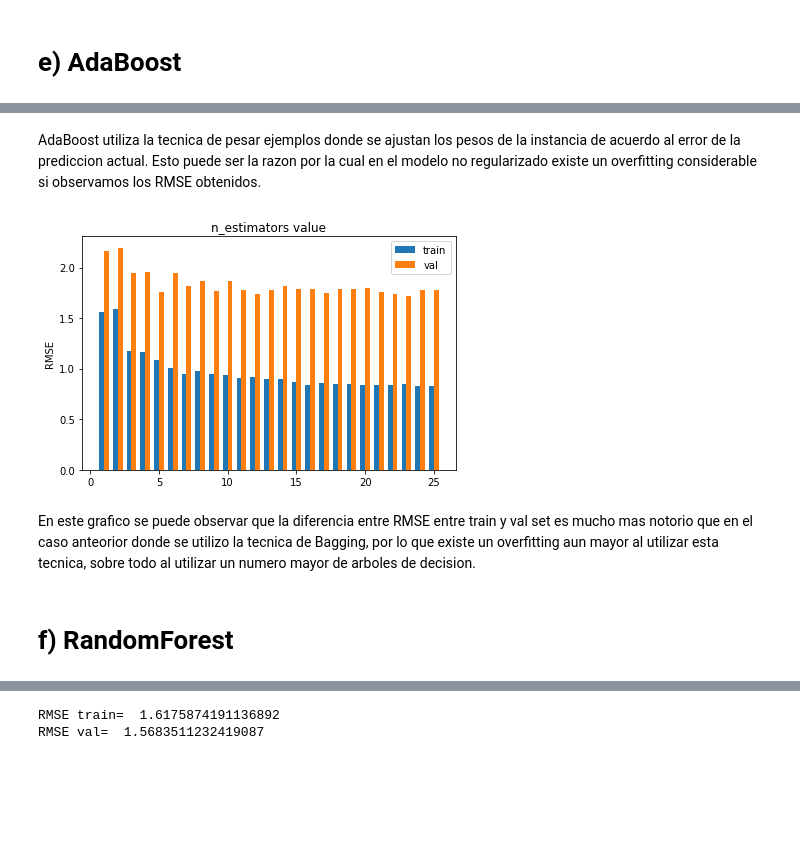
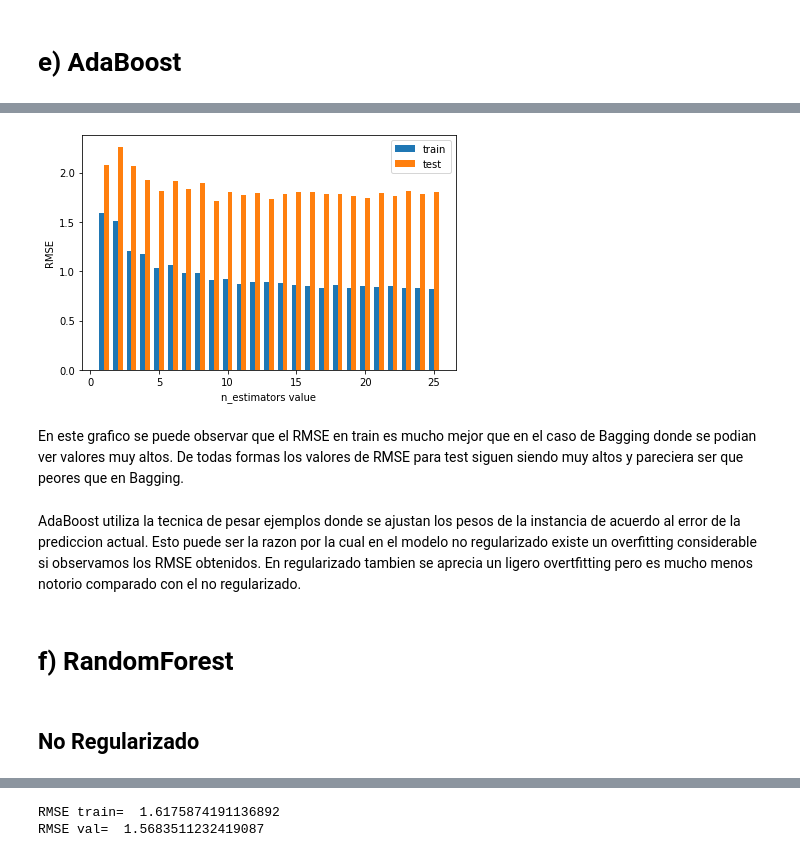
Before and after one commit to chrisgcs/TareaFinalML, a Jupyter notebook: Desarrollo.ipynb, the cells around one changed output, grey strips where cells are left out. Saved outputs shown, nothing was run; the diff lists cells and outputs as text; code cells hidden in the pictures; blank space fills up the shorter version.

```diff
--- a/Desarrollo.ipynb
+++ b/Desarrollo.ipynb
@@ -395,2 +430,29 @@ RMSE val=  1.7918482505061388
+# %%
+train=[]
+test=[]
+for i in range(25):
+    model_r = AdaBoostRegressor(base_estimator=Tree(max_depth = 25, min_samples_split = 20), n_estimators = i+1)
+    model_r.fit(X_train, y_train)
+    y_train_hat = model_r.predict(X_train)
+    y_val_hat = model_r.predict(X_val)
+    train.append(RMSE(y_train,y_train_hat))
+    test.append(RMSE(y_val,y_val_hat))
+
+fig, ax = plt.subplots()
+
+rects1 = ax.bar(np.arange(1,26) - 0.35/2, train, 0.35, label='train')
+rects2 = ax.bar(np.arange(1,26) + 0.35/2, test, 0.35, label='test')
+ax.legend()
+ax.set_ylabel('RMSE')
+ax.set_xlabel('n_estimators value')
+ax.legend()
+
+
+fig.tight_layout()
+plt.show()
+# %% [output]
+[figure, added]
+# %% [markdown]
+En este grafico se puede observar que el RMSE en train es mucho mejor que en el caso de Bagging donde se podian ver valores muy altos. De todas formas los valores de RMSE para test siguen siendo muy altos y pareciera ser que peores que en Bagging.
 # %% [markdown]
-AdaBoost utiliza la tecnica de pesar ejemplos donde se ajustan los pesos de la instancia de acuerdo al error de la prediccion actual. Esto puede ser la razon por la cual en el modelo no regularizado existe un overfitting considerable si observamos los RMSE obtenidos.
+AdaBoost utiliza la tecnica de pesar ejemplos donde se ajustan los pesos de la instancia de acuerdo al error de la prediccion actual. Esto puede ser la razon por la cual en el modelo no regularizado existe un overfitting considerable si observamos los RMSE obtenidos. En regularizado tambien se aprecia un ligero overtfitting pero es mucho menos notorio comparado con el no regularizado.
@@ -407,22 +459,7 @@ for i in range(25):
-# %%
-fig, ax = plt.subplots()
-
-rects1 = ax.bar(np.arange(1,26) - 0.35/2, rmse_tr_list, 0.35, label='train')
-rects2 = ax.bar(np.arange(1,26) + 0.35/2, rmse_te_list, 0.35, label='val')
-ax.legend()
-ax.set_ylabel('RMSE')
-ax.set_title('n_estimators value')
-ax.legend()
-
-
-fig.tight_layout()
-plt.show()
-# %% [output]
-[figure, removed]
-# %% [markdown]
-En este grafico se puede observar que la diferencia entre RMSE entre train y val set es mucho mas notorio que en el caso anteorior donde se utilizo la tecnica de Bagging, por lo que existe un overfitting aun mayor al utilizar esta tecnica, sobre todo al utilizar un numero mayor de arboles de decision.
 # %% [markdown]
 # f) RandomForest<a class="anchor" id="f"></a>
+# %% [markdown]
+## No Regularizado
 # %%
 from sklearn.ensemble import RandomForestRegressor
 model_unr = RandomForestRegressor(n_estimators=25, n_jobs=-1)
```
Also changed, not shown: parts of 20 cells of this notebook.
